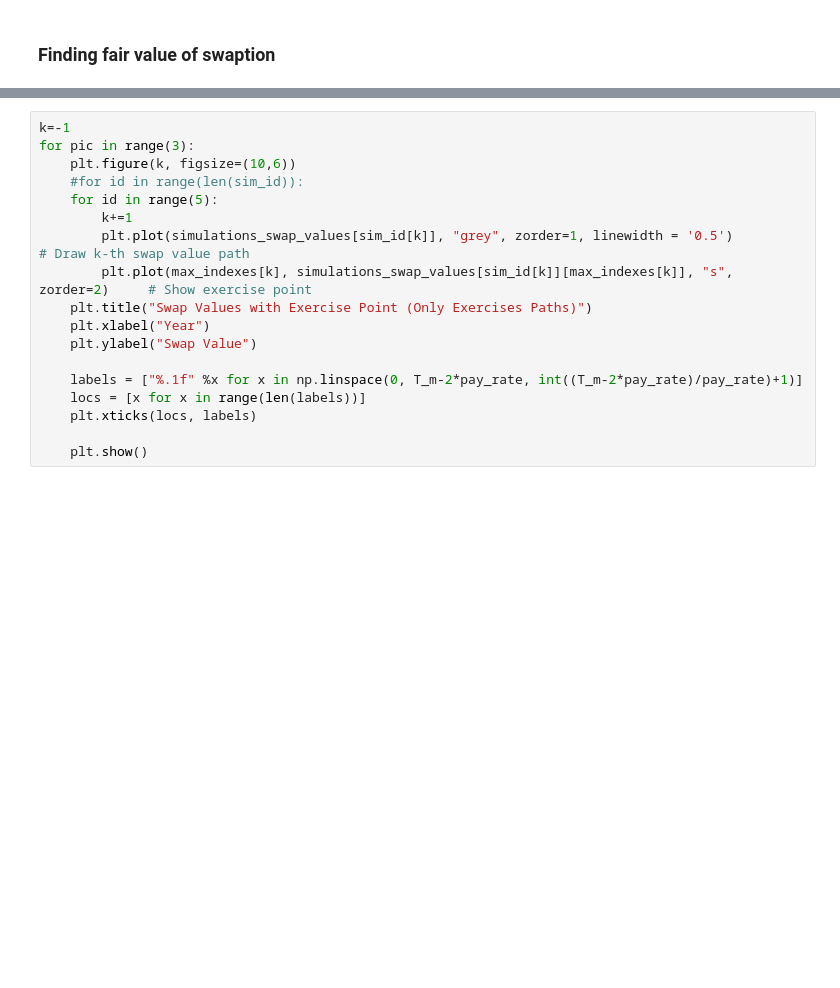
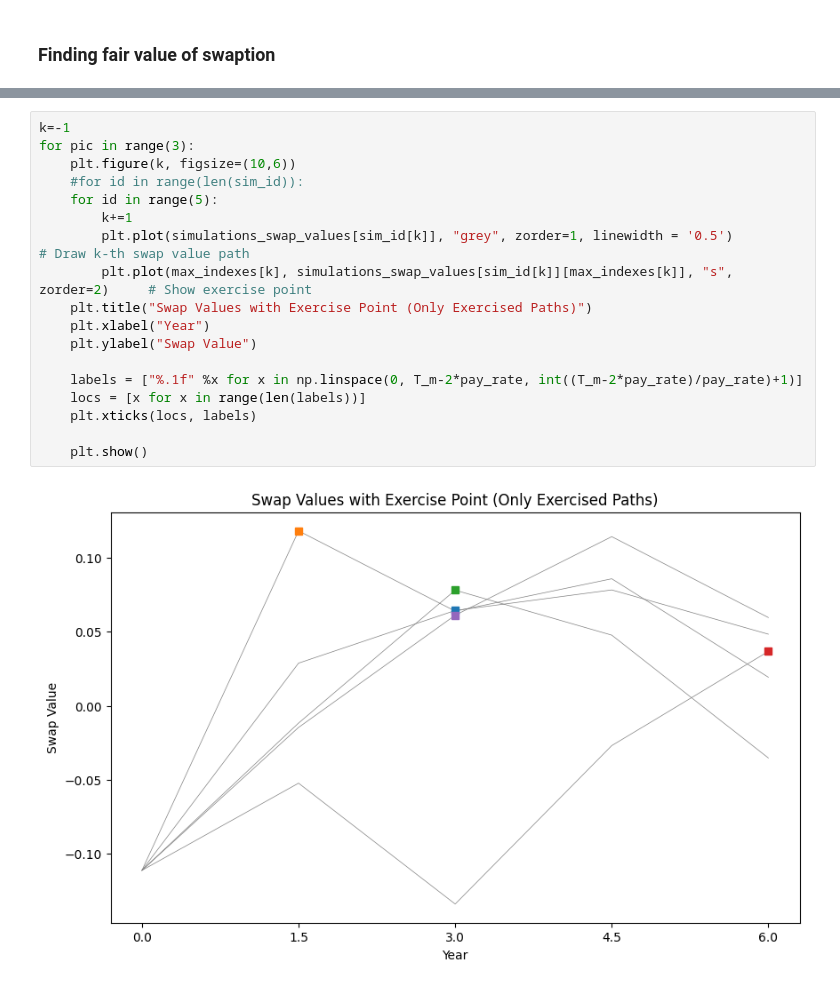
Before and after one commit to pmchrist/Pricing-Interest-Rate-Swaptions, a Jupyter notebook: Implementation.ipynb, the cells around one changed output, grey strips where cells are left out. Saved outputs shown, nothing was run; the diff lists cells and outputs as text; blank space fills up the shorter version.

```diff
--- a/Implementation.ipynb
+++ b/Implementation.ipynb
@@ -657,18 +738,20 @@ print("QuantLib Swap price is: ", swap_NPV)
 # %%
 k=-1
 for pic in range(3):
     plt.figure(k, figsize=(10,6))
     #for id in range(len(sim_id)):
     for id in range(5):
         k+=1
         plt.plot(simulations_swap_values[sim_id[k]], "grey", zorder=1, linewidth = '0.5')               # Draw k-th swap value path
         plt.plot(max_indexes[k], simulations_swap_values[sim_id[k]][max_indexes[k]], "s", zorder=2)     # Show exercise point
-    plt.title("Swap Values with Exercise Point (Only Exercises Paths)")
+    plt.title("Swap Values with Exercise Point (Only Exercised Paths)")
     plt.xlabel("Year")
     plt.ylabel("Swap Value")
 
     labels = ["%.1f" %x for x in np.linspace(0, T_m-2*pay_rate, int((T_m-2*pay_rate)/pay_rate)+1)]
     locs = [x for x in range(len(labels))]
     plt.xticks(locs, labels)
 
     plt.show()
+# %% [output]
+[figure, added]
```
Also changed, not shown: parts of 15 cells of this notebook.
